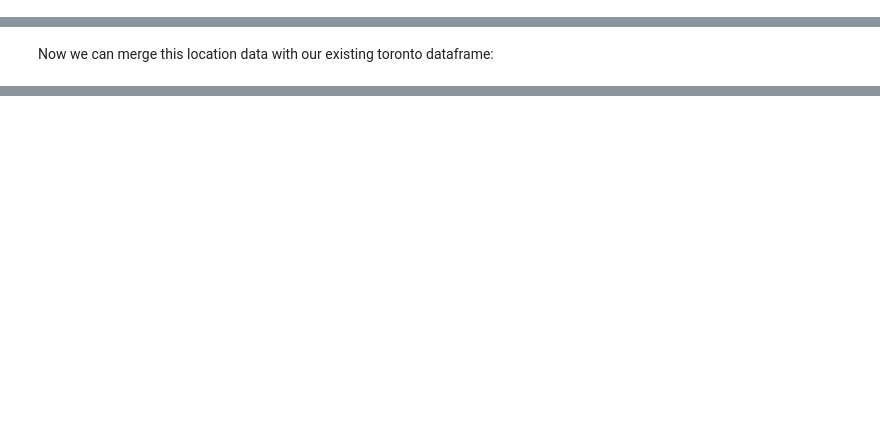
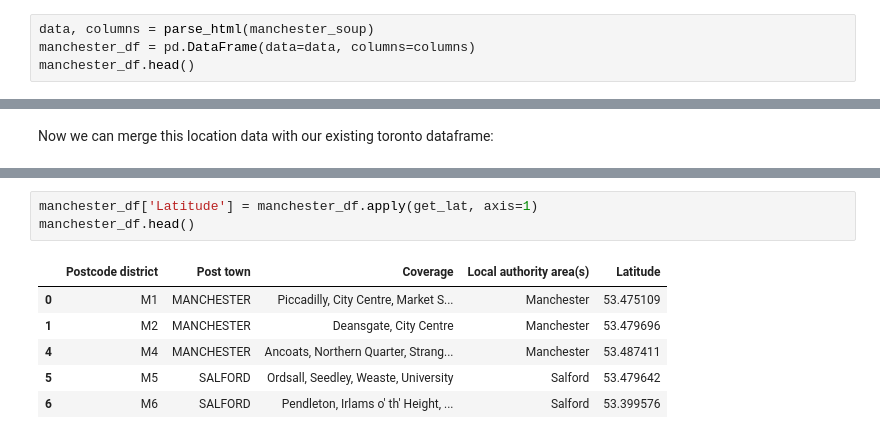
Before and after one commit to Quargle/Coursera_Capstone, a Jupyter notebook: Capstone.ipynb, the cells around one changed output, grey strips where cells are left out. Drawn from its saved outputs; the diff is of its cells as text; blank space fills up the shorter version.

```diff
--- a/Capstone.ipynb
+++ b/Capstone.ipynb
@@ -124,0 +89,4 @@ geo_data_df.head()
+# %%
+data, columns = parse_html(manchester_soup)
+manchester_df = pd.DataFrame(data=data, columns=columns)
+manchester_df.head()
@@ -477,0 +234,10 @@ map_clusters
+# %%
+manchester_df['Latitude'] = manchester_df.apply(get_lat, axis=1)
+manchester_df.head()
+# %% [output]
+|  | Postcode district | Post town | Coverage | Local authority area(s) | Latitude |
+| 0 | M1 | MANCHESTER | Piccadilly, City Centre, Market S... | Manchester | 53.475109 |
+| 1 | M2 | MANCHESTER | Deansgate, City Centre | Manchester | 53.479696 |
+| 4 | M4 | MANCHESTER | Ancoats, Northern Quarter, Strang... | Manchester | 53.487411 |
+| 5 | M5 | SALFORD | Ordsall, Seedley, Weaste, University | Salford | 53.479642 |
+| 6 | M6 | SALFORD | Pendleton, Irlams o' th' Height, ... | Salford | 53.399576 |
```
Also changed, not shown: parts of 113 cells of this notebook, 1 other file.
